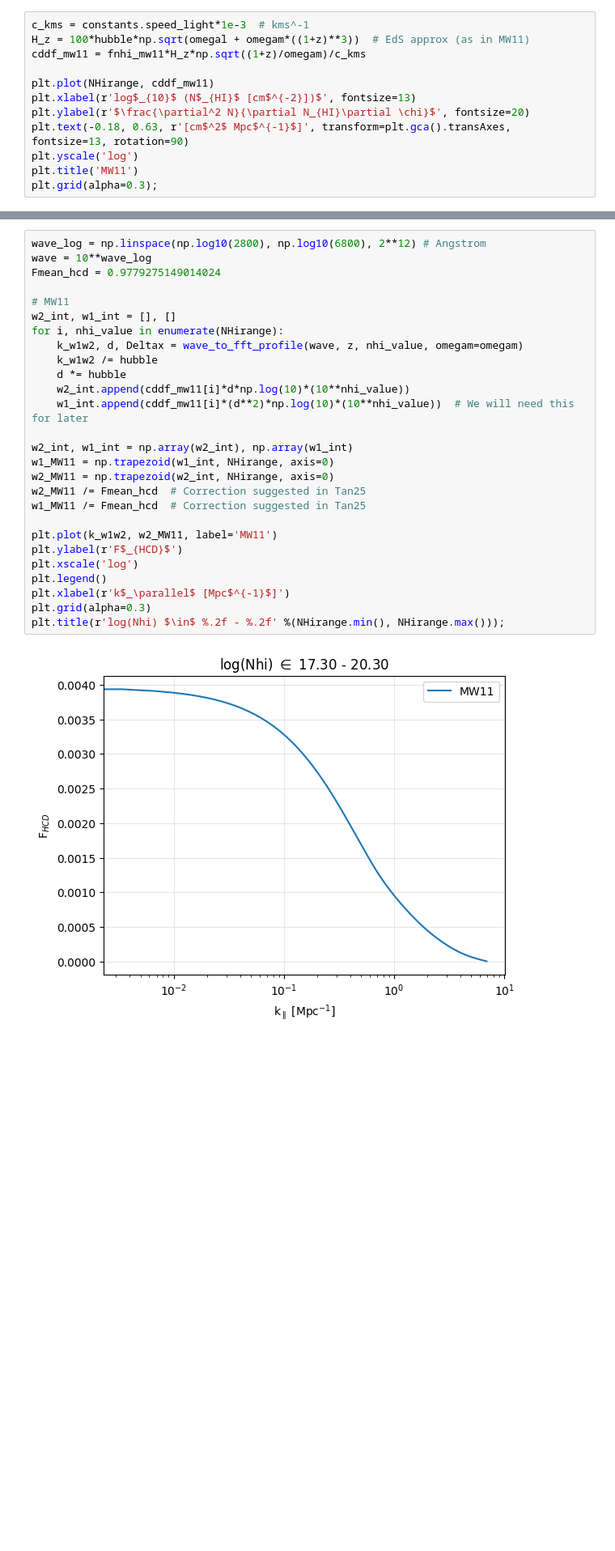
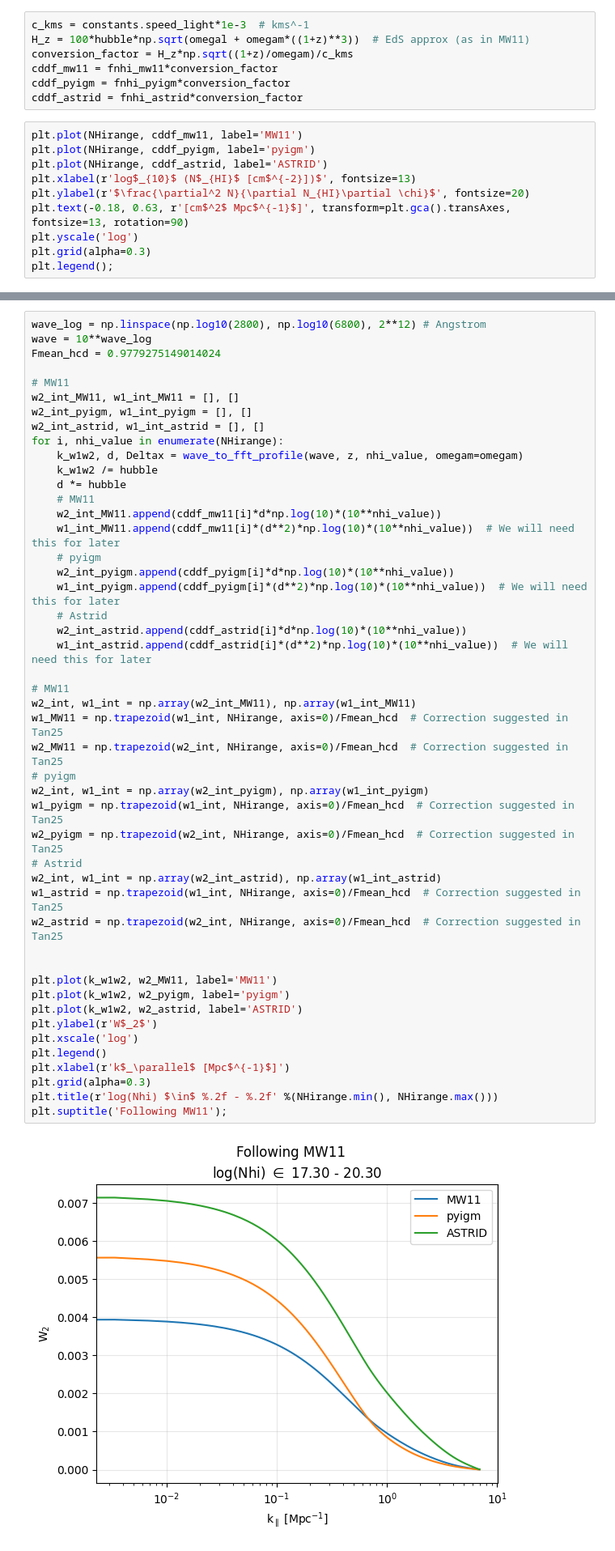
Before and after one commit to andreufont/astrid_hcd, a Jupyter notebook: MW11model/Comparisons/FVoigt=W2.ipynb, the cells around one changed output, grey strips where cells are left out. Shown at 81% size. Drawn from its saved outputs; the diff is of its cells as text; blank space fills up the shorter version.

```diff
--- a/MW11model/Comparisons/FVoigt=W2.ipynb
+++ b/MW11model/Comparisons/FVoigt=W2.ipynb
@@ -53,13 +168,18 @@ With this f_Nhi we can define the column density distribution function as:
+# %%
+c_kms = constants.speed_light*1e-3  # kms^-1
+H_z = 100*hubble*np.sqrt(omegal + omegam*((1+z)**3))  # EdS approx (as in MW11)
+conversion_factor = H_z*np.sqrt((1+z)/omegam)/c_kms
+cddf_mw11 = fnhi_mw11*conversion_factor
+cddf_pyigm = fnhi_pyigm*conversion_factor
+cddf_astrid = fnhi_astrid*conversion_factor
 # %%
-c_kms = constants.speed_light*1e-3  # kms^-1
-H_z = 100*hubble*np.sqrt(omegal + omegam*((1+z)**3))  # EdS approx (as in MW11)
-cddf_mw11 = fnhi_mw11*H_z*np.sqrt((1+z)/omegam)/c_kms
-
-plt.plot(NHirange, cddf_mw11)
+plt.plot(NHirange, cddf_mw11, label='MW11')
+plt.plot(NHirange, cddf_pyigm, label='pyigm')
+plt.plot(NHirange, cddf_astrid, label='ASTRID')
 plt.xlabel(r'log$_{10}$ (N$_{HI}$ [cm$^{-2}])$', fontsize=13)
 plt.ylabel(r'$\frac{\partial^2 N}{\partial N_{HI}\partial \chi}$', fontsize=20)
 plt.text(-0.18, 0.63, r'[cm$^2$ Mpc$^{-1}$]', transform=plt.gca().transAxes, fontsize=13, rotation=90)
 plt.yscale('log')
-plt.title('MW11')
-plt.grid(alpha=0.3);
+plt.grid(alpha=0.3)
+plt.legend();
 # %% [output]
@@ -71,29 +193,49 @@ This is Fig.3 (left) on the overleaf draft
 # %%
 wave_log = np.linspace(np.log10(2800), np.log10(6800), 2**12) # Angstrom
 wave = 10**wave_log
 Fmean_hcd = 0.9779275149014024
 
 # MW11
-w2_int, w1_int = [], []
+w2_int_MW11, w1_int_MW11 = [], []
+w2_int_pyigm, w1_int_pyigm = [], []
+w2_int_astrid, w1_int_astrid = [], []
 for i, nhi_value in enumerate(NHirange):
     k_w1w2, d, Deltax = wave_to_fft_profile(wave, z, nhi_value, omegam=omegam)
     k_w1w2 /= hubble
     d *= hubble
-    w2_int.append(cddf_mw11[i]*d*np.log(10)*(10**nhi_value))
-    w1_int.append(cddf_mw11[i]*(d**2)*np.log(10)*(10**nhi_value))  # We will need this for later
+    # MW11
+    w2_int_MW11.append(cddf_mw11[i]*d*np.log(10)*(10**nhi_value))
+    w1_int_MW11.append(cddf_mw11[i]*(d**2)*np.log(10)*(10**nhi_value))  # We will need this for later
+    # pyigm
+    w2_int_pyigm.append(cddf_pyigm[i]*d*np.log(10)*(10**nhi_value))
+    w1_int_pyigm.append(cddf_pyigm[i]*(d**2)*np.log(10)*(10**nhi_value))  # We will need this for later
+    # Astrid
+    w2_int_astrid.append(cddf_astrid[i]*d*np.log(10)*(10**nhi_value))
+    w1_int_astrid.append(cddf_astrid[i]*(d**2)*np.log(10)*(10**nhi_value))  # We will need this for later
 
-w2_int, w1_int = np.array(w2_int), np.array(w1_int)
-w1_MW11 = np.trapezoid(w1_int, NHirange, axis=0)
-w2_MW11 = np.trapezoid(w2_int, NHirange, axis=0)
-w2_MW11 /= Fmean_hcd  # Correction suggested in Tan25
-w1_MW11 /= Fmean_hcd  # Correction suggested in Tan25
+# MW11
+w2_int, w1_int = np.array(w2_int_MW11), np.array(w1_int_MW11)
+w1_MW11 = np.trapezoid(w1_int, NHirange, axis=0)/Fmean_hcd  # Correction suggested in Tan25
+w2_MW11 = np.trapezoid(w2_int, NHirange, axis=0)/Fmean_hcd  # Correction suggested in Tan25
+# pyigm
+w2_int, w1_int = np.array(w2_int_pyigm), np.array(w1_int_pyigm)
+w1_pyigm = np.trapezoid(w1_int, NHirange, axis=0)/Fmean_hcd  # Correction suggested in Tan25
+w2_pyigm = np.trapezoid(w2_int, NHirange, axis=0)/Fmean_hcd  # Correction suggested in Tan25
+# Astrid
+w2_int, w1_int = np.array(w2_int_astrid), np.array(w1_int_astrid)
+w1_astrid = np.trapezoid(w1_int, NHirange, axis=0)/Fmean_hcd  # Correction suggested in Tan25
+w2_astrid = np.trapezoid(w2_int, NHirange, axis=0)/Fmean_hcd  # Correction suggested in Tan25
+
 
 plt.plot(k_w1w2, w2_MW11, label='MW11')
-plt.ylabel(r'F$_{HCD}$')
+plt.plot(k_w1w2, w2_pyigm, label='pyigm')
+plt.plot(k_w1w2, w2_astrid, label='ASTRID')
+plt.ylabel(r'W$_2$')
 plt.xscale('log')
 plt.legend()
 plt.xlabel(r'k$_\parallel$ [Mpc$^{-1}$]')
 plt.grid(alpha=0.3)
-plt.title(r'log(Nhi) $\in$ %.2f - %.2f' %(NHirange.min(), NHirange.max()));
+plt.title(r'log(Nhi) $\in$ %.2f - %.2f' %(NHirange.min(), NHirange.max()))
+plt.suptitle('Following MW11');
 # %% [output]
-[figure, old version]
+[figure, new version]
```
Also changed, not shown: parts of 49 cells of this notebook.
